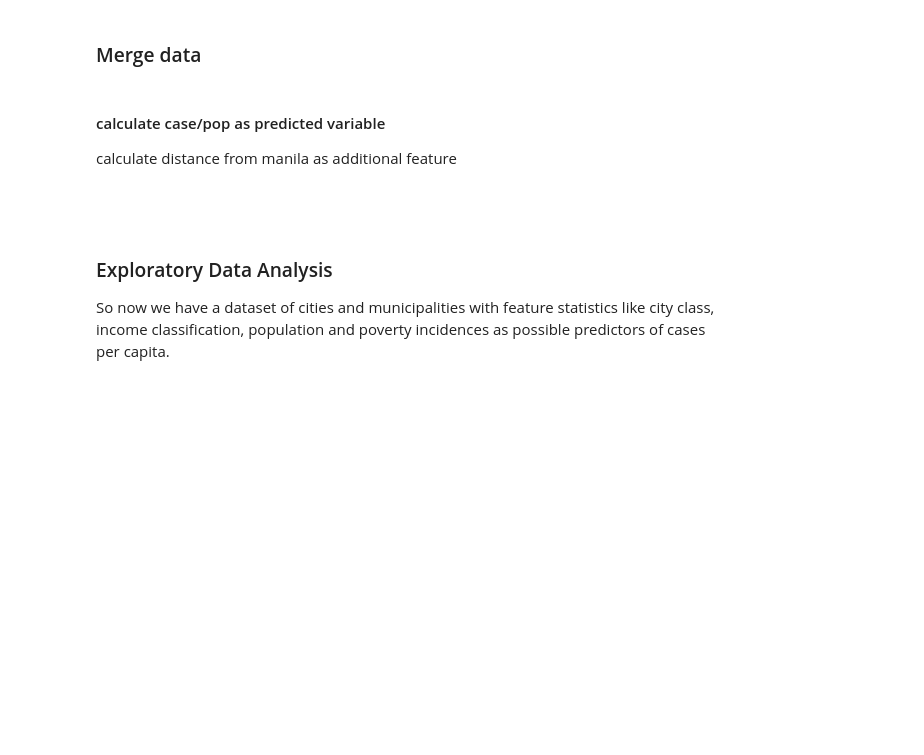
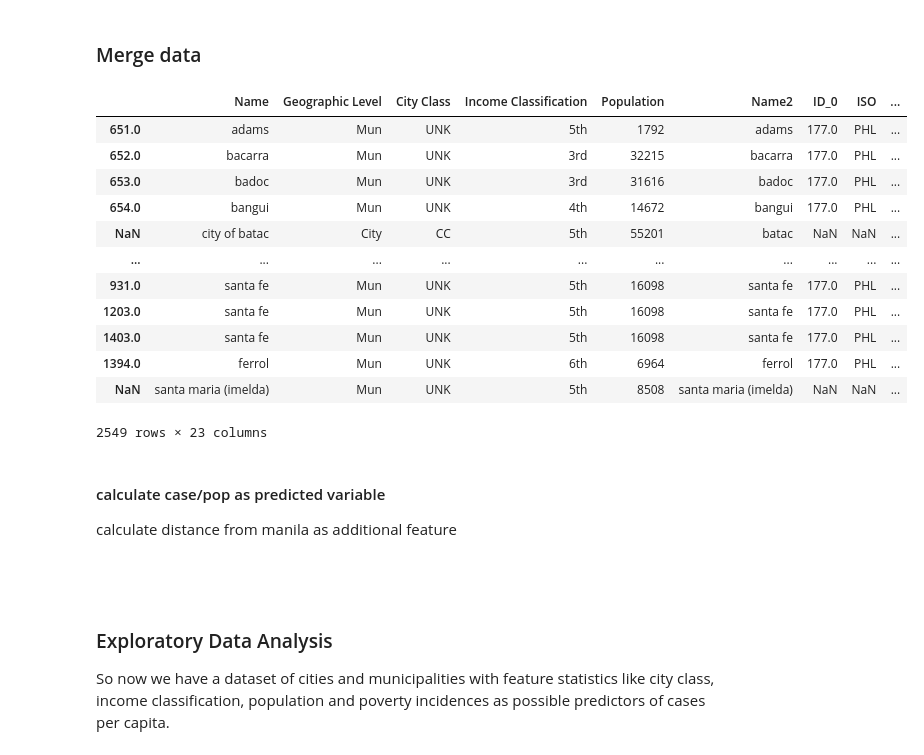
Before and after one commit to gio888/Coursera_Capstone, a Jupyter notebook: Capstone Project v3.ipynb, the cells around one changed output. Saved outputs shown, nothing was run; the diff lists cells and outputs as text; code cells hidden in the pictures; blank space fills up the shorter version.

```diff
--- a/Capstone Project v3.ipynb
+++ b/Capstone Project v3.ipynb
@@ -357 +598,3 @@ df1['Centroid'] = df1.geometry.centroid
+# %%
+df1['NAME_3'] = df1.NAME_2.str.replace(' city','')
 # %%
@@ -364,4 +608,0 @@ type(manila_loc.iloc[0,0])
-# %%
-df1['cent_gs'] = gpd.GeoSeries(df1.Centroid)
-# %%
-df1 = df1.assign(Manila = manila_loc.iloc[0,0])
@@ -374,5 +627,23 @@ df1.Centroid.GeoSeries.distance(manila_loc.geometry)
 # %% [markdown]
 ### Merge data
+# %%
+df3 = df_cityindex.copy()
+# %%
+df3.merge(df1, how = 'left', left_index=True, left_on = 'Name2', right_on ='NAME_3')
+# %% [output]
+|  | Name | Geographic Level | City Class | Income Classification | Population | Name2 | ID_0 | ISO | ... |
+| 651.0 | adams | Mun | UNK | 5th | 1792 | adams | 177.0 | PHL | ... |
+| 652.0 | bacarra | Mun | UNK | 3rd | 32215 | bacarra | 177.0 | PHL | ... |
+| 653.0 | badoc | Mun | UNK | 3rd | 31616 | badoc | 177.0 | PHL | ... |
+| 654.0 | bangui | Mun | UNK | 4th | 14672 | bangui | 177.0 | PHL | ... |
+| NaN | city of batac | City | CC | 5th | 55201 | batac | NaN | NaN | ... |
+| ... | ... | ... | ... | ... | ... | ... | ... | ... | ... |
+| 931.0 | santa fe | Mun | UNK | 5th | 16098 | santa fe | 177.0 | PHL | ... |
+| 1203.0 | santa fe | Mun | UNK | 5th | 16098 | santa fe | 177.0 | PHL | ... |
+| 1403.0 | santa fe | Mun | UNK | 5th | 16098 | santa fe | 177.0 | PHL | ... |
+| 1394.0 | ferrol | Mun | UNK | 6th | 6964 | ferrol | 177.0 | PHL | ... |
+| NaN | santa maria (imelda) | Mun | UNK | 5th | 8508 | santa maria (imelda) | NaN | NaN | ... |
+2549 rows × 23 columns
 # %%
 df_merged = df_cases_by_city
 # %%
```
Also changed, not shown: parts of 61 cells of this notebook.
